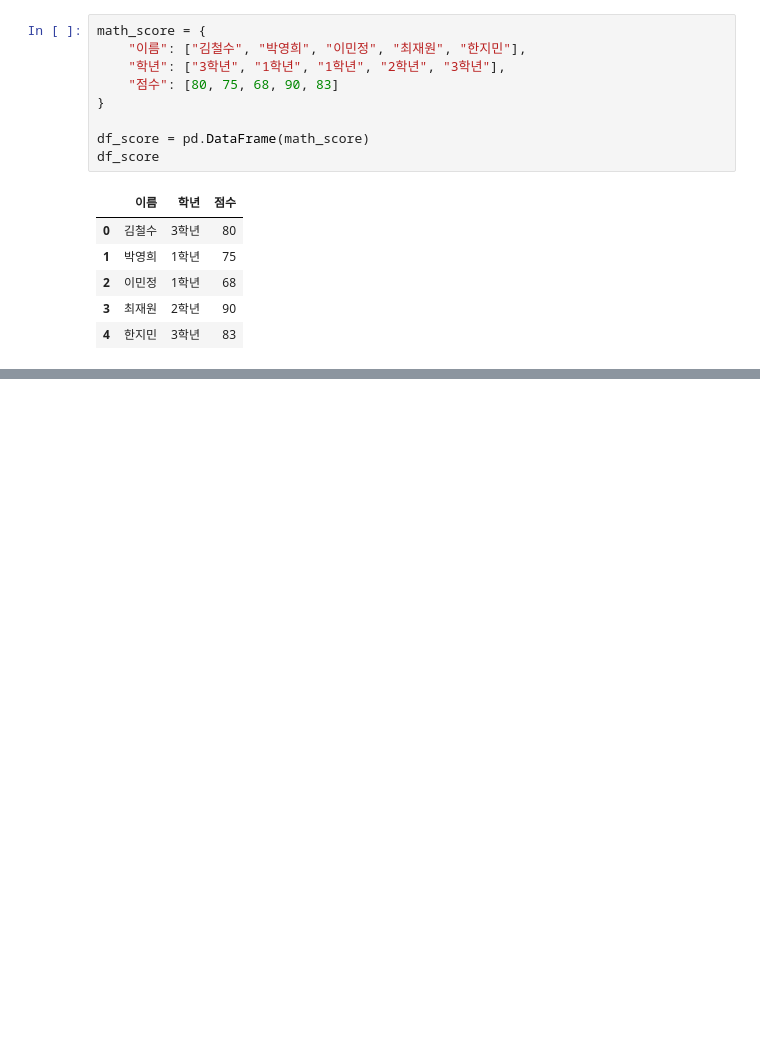
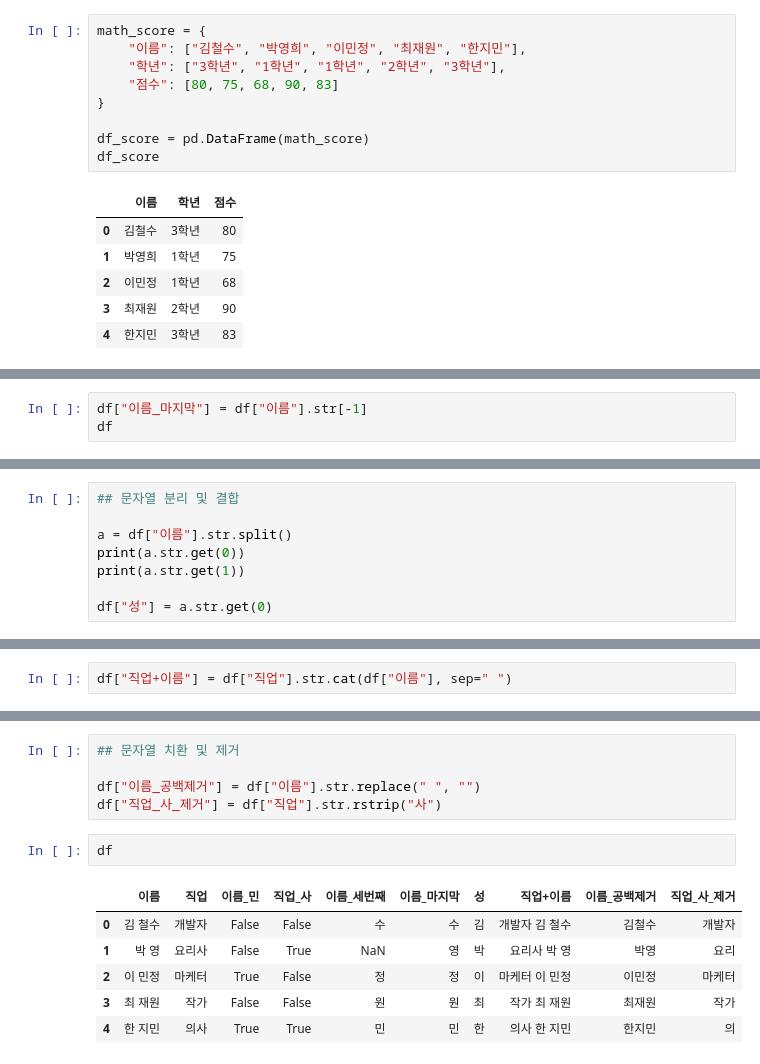
Before and after one commit to himzei/dhu_python, a Jupyter notebook: 일잘러/5_판다스/05-2_데이터프레임다루기.ipynb, the cells around one changed output, grey strips where cells are left out. Saved outputs shown, nothing was run; the diff lists cells and outputs as text; blank space fills up the shorter version.

```diff
--- a/일잘러/5_판다스/05-2_데이터프레임다루기.ipynb
+++ b/일잘러/5_판다스/05-2_데이터프레임다루기.ipynb
@@ -550,0 +699,3 @@ df_score
+# %%
+df["이름_마지막"] = df["이름"].str[-1]
+df
@@ -550,0 +709,8 @@ df_score
+# %%
+## 문자열 분리 및 결합
+
+a = df["이름"].str.split()
+print(a.str.get(0))
+print(a.str.get(1))
+
+df["성"] = a.str.get(0)
@@ -550,0 +739,2 @@ df_score
+# %%
+df["직업+이름"] = df["직업"].str.cat(df["이름"], sep=" ")
@@ -550,0 +750,14 @@ df_score
+# %%
+## 문자열 치환 및 제거
+
+df["이름_공백제거"] = df["이름"].str.replace(" ", "")
+df["직업_사_제거"] = df["직업"].str.rstrip("사")
+# %%
+df
+# %% [output]
+|  | 이름 | 직업 | 이름_민 | 직업_사 | 이름_세번째 | 이름_마지막 | 성 | 직업+이름 | 이름_공백제거 | 직업_사_제거 |
+| 0 | 김 철수 | 개발자 | False | False | 수 | 수 | 김 | 개발자 김 철수 | 김철수 | 개발자 |
+| 1 | 박 영 | 요리사 | False | True | NaN | 영 | 박 | 요리사 박 영 | 박영 | 요리 |
+| 2 | 이 민정 | 마케터 | True | False | 정 | 정 | 이 | 마케터 이 민정 | 이민정 | 마케터 |
+| 3 | 최 재원 | 작가 | False | False | 원 | 원 | 최 | 작가 최 재원 | 최재원 | 작가 |
+| 4 | 한 지민 | 의사 | True | True | 민 | 민 | 한 | 의사 한 지민 | 한지민 | 의 |
```
Also changed, not shown: parts of 22 cells of this notebook, 1 other file.
